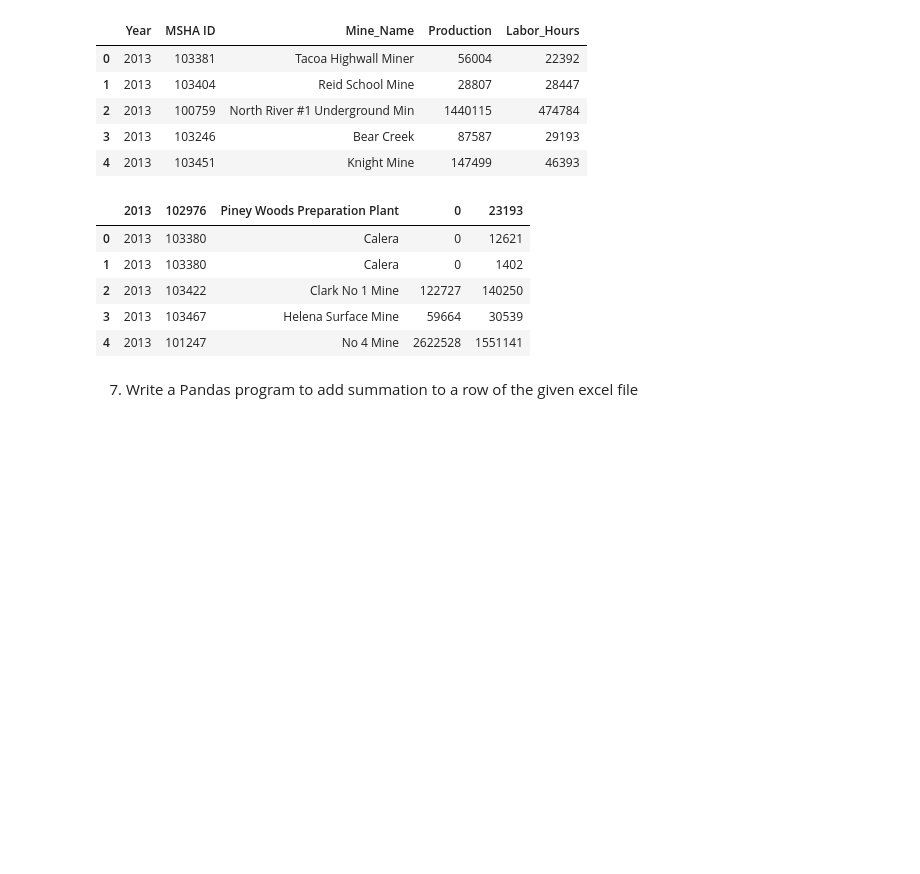
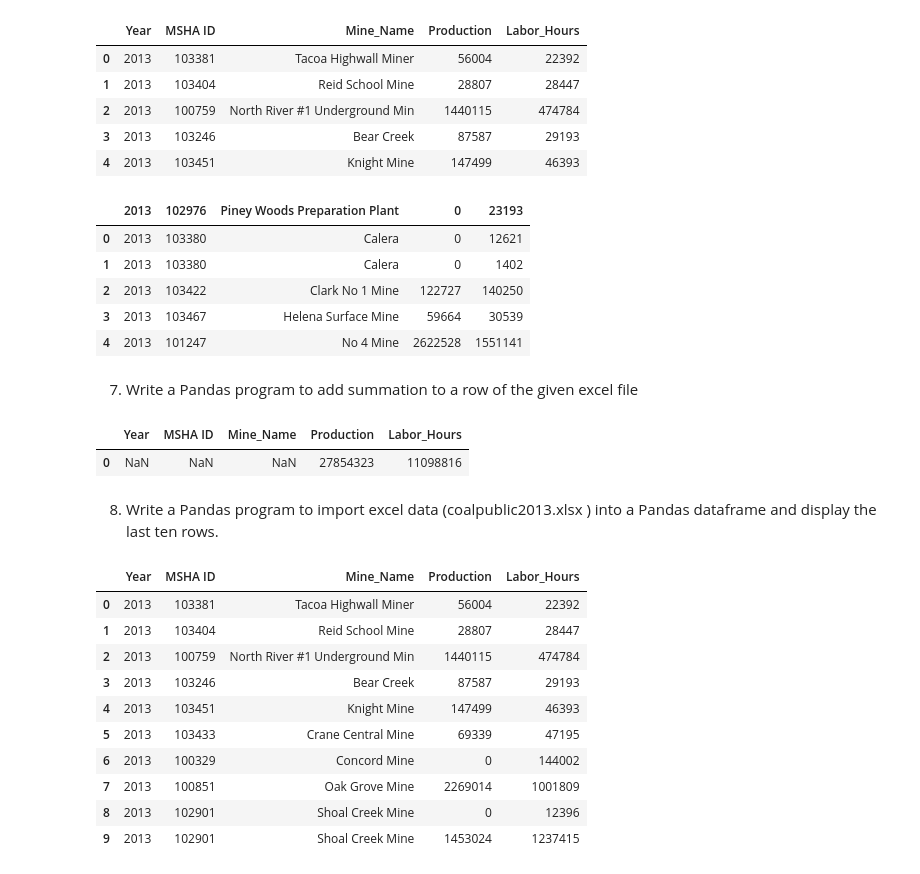
Before and after one commit to Proxytrail/pandasquestions, a Jupyter notebook: pandasquestion2.ipynb, the cells around one changed output. Saved outputs shown, nothing was run; the diff lists cells and outputs as text; code cells hidden in the pictures; blank space fills up the shorter version.

Commit message:
today last commit

```diff
--- a/pandasquesion2.ipynb
+++ b/pandasquestion2.ipynb
@@ -158,3 +158,30 @@ df.head()
 | 4 | 2013 | 101247 | No 4 Mine | 2622528 | 1551141 |
 # %% [markdown]
 7. Write a Pandas program to add summation to a row of the given excel file
+# %%
+df = pd.read_excel(pwd + '/coalpublic2013.xlsx')
+sumation = df[['Production','Labor_Hours']].sum()
+df_sum = pd.DataFrame(data = sumation).T
+df_sum=df_sum.reindex(columns=df.columns)
+df_sum
+# %% [output]
+|  | Year | MSHA ID | Mine_Name | Production | Labor_Hours |
+| 0 | NaN | NaN | NaN | 27854323 | 11098816 |
+# %% [markdown]
+8. Write a Pandas program to import excel data (coalpublic2013.xlsx ) into a
+Pandas dataframe and display the last ten rows.
+# %%
+df = pd.read_excel(pwd + '/coalpublic2013.xlsx')
+df.head(10)
+# %% [output]
+|  | Year | MSHA ID | Mine_Name | Production | Labor_Hours |
+| 0 | 2013 | 103381 | Tacoa Highwall Miner | 56004 | 22392 |
+| 1 | 2013 | 103404 | Reid School Mine | 28807 | 28447 |
+| 2 | 2013 | 100759 | North River #1 Underground Min | 1440115 | 474784 |
+| 3 | 2013 | 103246 | Bear Creek | 87587 | 29193 |
+| 4 | 2013 | 103451 | Knight Mine | 147499 | 46393 |
+| 5 | 2013 | 103433 | Crane Central Mine | 69339 | 47195 |
+| 6 | 2013 | 100329 | Concord Mine | 0 | 144002 |
+| 7 | 2013 | 100851 | Oak Grove Mine | 2269014 | 1001809 |
+| 8 | 2013 | 102901 | Shoal Creek Mine | 0 | 12396 |
+| 9 | 2013 | 102901 | Shoal Creek Mine | 1453024 | 1237415 |
```
Also changed, not shown: parts of 11 cells of this notebook.
